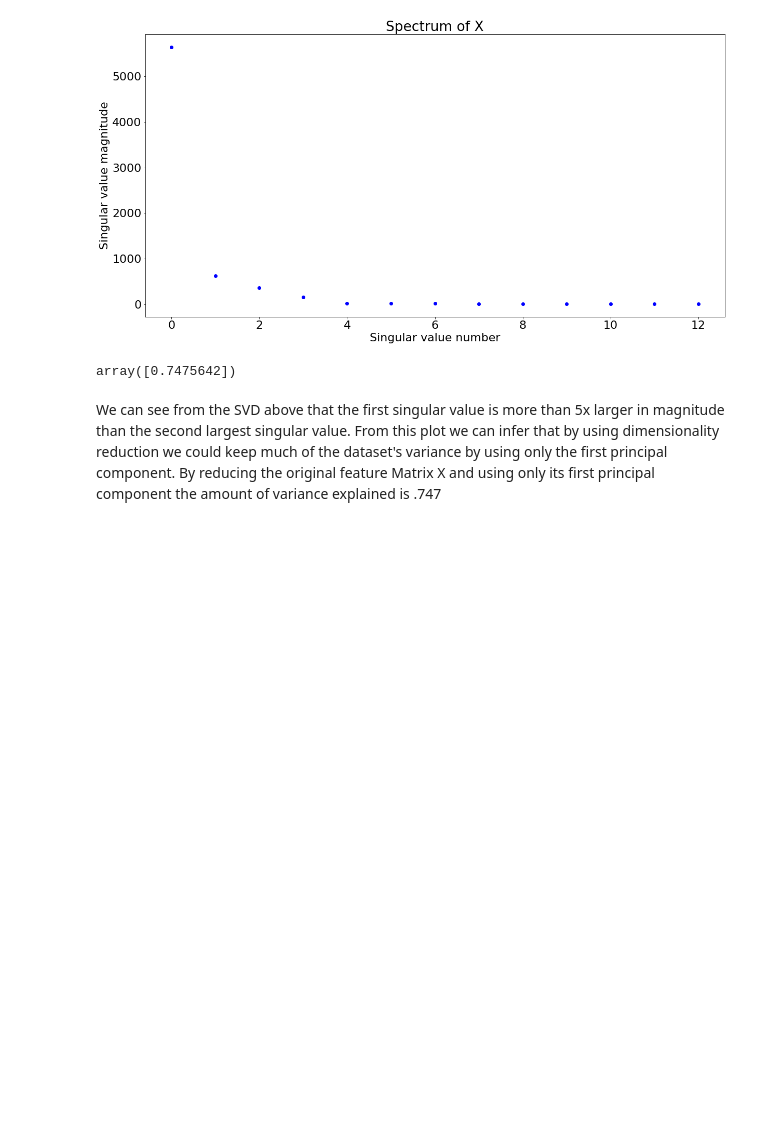
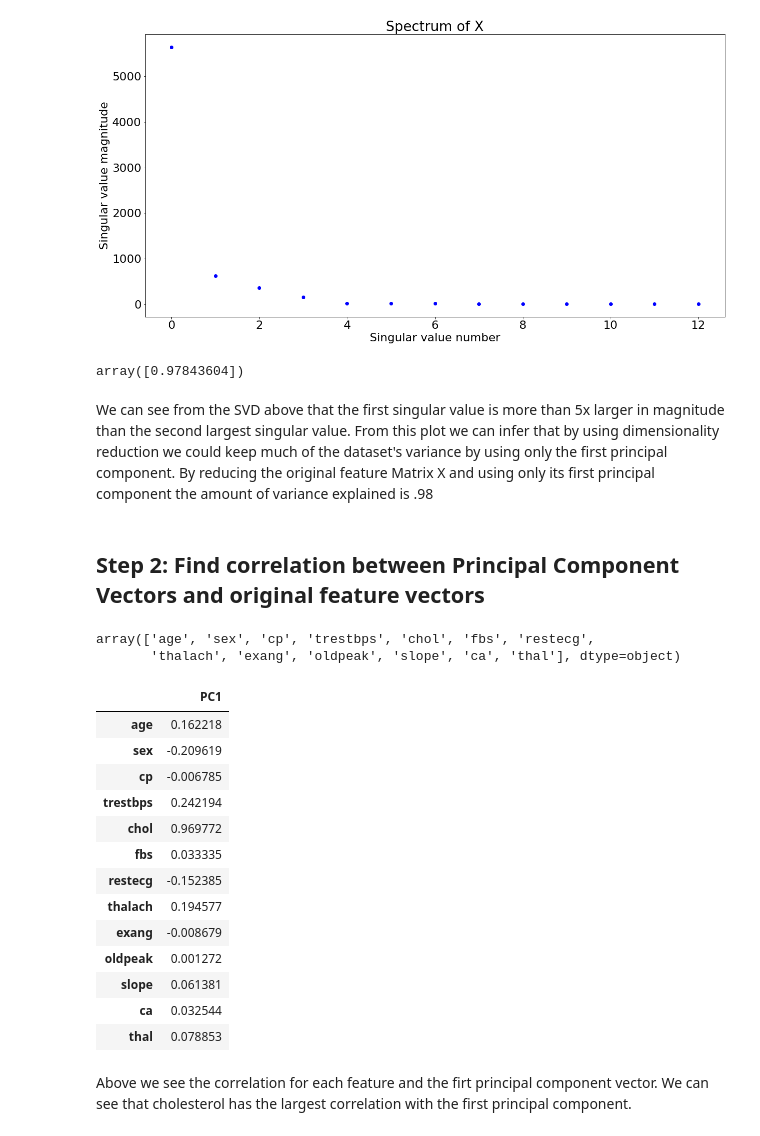
Before and after one commit to RobertoBarrosoLuque/InterpretableDimRed, a Jupyter notebook: InterpretableDimRed/Notebooks/PCA_experiments.ipynb, the cells around one changed output. Saved outputs shown, nothing was run; the diff lists cells and outputs as text; code cells hidden in the pictures; blank space fills up the shorter version.

Commit message:
Added function to compute summary table for correlation between original features and chosen principal component vectors

```diff
--- a/InterpretableDimRed/Notebooks/PCA_experiments.ipynb
+++ b/InterpretableDimRed/Notebooks/PCA_experiments.ipynb
@@ -16,7 +16,7 @@ from InterpretableDimRed.utils import pca_svd_utils as psa
 import pandas as pd
 from sklearn.decomposition import PCA
 # Update data directory with path to folder in tyour local computer
-data_directory = r"C:\\Users\\robal\\Dropbox\\UChicago\\Year II\\Quarter I\\Mathematical Foundations for ML\\FinalProject\\InterpretableDimRed\\RawData\\"
+data_directory = "C:\\Users\\robal\\Dropbox\\UChicago\\Year II\\Quarter I\\Mathematical Foundations for ML\\FinalProject\\InterpretableDimRed\\InterpretableDimRed\\RawData\\"
 # %% [markdown]
 # Using Dataset 1: Heart Disease Data
 For more info on this dataset see: https://archive.ics.uci.edu/ml/datasets/Heart+Disease
@@ -40,9 +40,35 @@ psa.plot_spectrum(X)
 [figure]
 # %%
 pca = PCA(n_components=1, svd_solver='full')
-pca.fit(X)
+pca.fit(X.T)
 pca.explained_variance_ratio_
 # %% [output]
-array([0.7475642])
+array([0.97843604])
 # %% [markdown]
-We can see from the SVD above that the first singular value is more than 5x larger in magnitude than the second largest singular value. From this plot we can infer that by using dimensionality reduction we could keep much of the  dataset's variance by using only the first principal component. By reducing the original feature Matrix X and using only its first principal component the amount of variance explained is .747
+We can see from the SVD above that the first singular value is more than 5x larger in magnitude than the second largest singular value. From this plot we can infer that by using dimensionality reduction we could keep much of the  dataset's variance by using only the first principal component. By reducing the original feature Matrix X and using only its first principal component the amount of variance explained is .98
+# %% [markdown]
+## Step 2: Find correlation between Principal Component Vectors and original feature vectors
+# %%
+X.columns.values
+# %% [output]
+array(['age', 'sex', 'cp', 'trestbps', 'chol', 'fbs', 'restecg',
+       'thalach', 'exang', 'oldpeak', 'slope', 'ca', 'thal'], dtype=object)
+# %%
+psa.corr_pc_features(X, pca.components_)
+# %% [output]
+|  | PC1 |
+| age | 0.162218 |
+| sex | -0.209619 |
+| cp | -0.006785 |
+| trestbps | 0.242194 |
+| chol | 0.969772 |
+| fbs | 0.033335 |
+| restecg | -0.152385 |
+| thalach | 0.194577 |
+| exang | -0.008679 |
+| oldpeak | 0.001272 |
+| slope | 0.061381 |
+| ca | 0.032544 |
+| thal | 0.078853 |
+# %% [markdown]
+Above we see the correlation for each feature and the firt principal component vector. We can see that cholesterol has the largest correlation with the first principal component.
```
Also changed, not shown: parts of 2 cells of this notebook, 1 other file.
